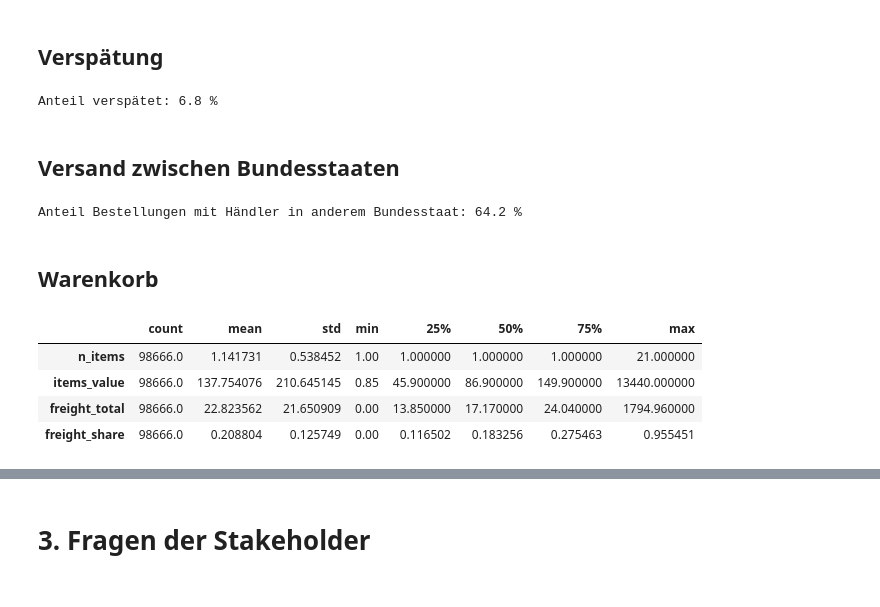
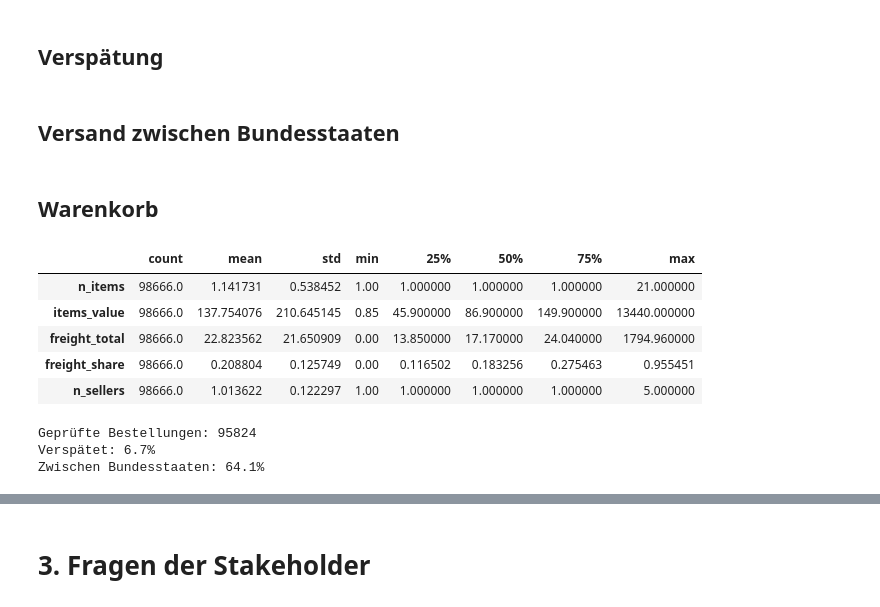
Before and after one commit to hagen-o/DABI1-Projekt, a Jupyter notebook: Notebook Abgabe.ipynb, the cells around one changed output, grey strips where cells are left out. Saved outputs shown, nothing was run; the diff lists cells and outputs as text; code cells hidden in the pictures.

Commit message:
Notebook überarbeitet und Datenprüfung ergänzt
Eigene Projektversion zusammengeführt, Ausführungsfehler korrigiert und Händleranalysen sowie reproduzierbare Startanleitung ergänzt.

```diff
--- a/Notebook Abgabe.ipynb
+++ b/Notebook Abgabe.ipynb
@@ -731,43 +1017,73 @@ Name: count, dtype: int64
 # %% [markdown]
 ## Verspätung
 # %%
-orders_table["delivery_delay"]= (orders_table["order_delivered_customer_date"].dt.normalize() > orders_table["order_estimated_delivery_date"])
-print("Anteil verspätet:", round(orders_table.loc[orders_table["delivery_days"].notna(), "delivery_delay"].mean() * 100, 1), "%")
+liefertermine_vorhanden = (
+    orders_table['order_delivered_customer_date'].notna()
+    & orders_table['order_estimated_delivery_date'].notna()
+)
+orders_table['delivery_delay'] = (
+    (orders_table['order_delivered_customer_date'].dt.normalize()
+     > orders_table['order_estimated_delivery_date'].dt.normalize())
+    .astype('boolean').where(liefertermine_vorhanden, pd.NA)
+)
-# %% [output]
-Anteil verspätet: 6.8 %
 # %% [markdown]
 ## Versand zwischen Bundesstaaten
 # %%
-# Je Bestellung: mindestens ein Händler aus einem anderen Bundesstaat?
-interstate_per_order = order_sellers.groupby("order_id").agg(
-    interstate=("other_state", "any")
-).reset_index()
-assert interstate_per_order["order_id"].is_unique
+# Je Händlerbeziehung nur bei bekannten Bundesstaaten vergleichen.
+staaten_bekannt = order_sellers[['seller_state', 'customer_state']].notna().all(axis=1)
+order_sellers['other_state'] = (
+    order_sellers['seller_state'].ne(order_sellers['customer_state'])
+    .astype('boolean').where(staaten_bekannt, pd.NA)
+)
+gruppen = order_sellers.groupby('order_id')['other_state']
+interstate = gruppen.any().astype('boolean')
+vollstaendig = gruppen.count().eq(gruppen.size())
+# Ein bekannter anderer Staat genügt; sonst bleiben unvollständige Fälle unbekannt.
+interstate = interstate.where(interstate | vollstaendig, pd.NA)
+interstate_per_order = interstate.rename('interstate').reset_index()
+assert interstate_per_order['order_id'].is_unique
 
-# An die Bestelltabelle anhängen
-orders_table = orders_table.merge(interstate_per_order, on="order_id", how="left", validate="one_to_one")
+orders_table = orders_table.merge(
+    interstate_per_order, on='order_id', how='left', validate='one_to_one',
+)
 assert len(orders_table) == n_orders
-
-print("Anteil Bestellungen mit Händler in anderem Bundesstaat:",
-      round(orders_table["interstate"].mean() * 100, 1), "%")
-# %% [output]
-Anteil Bestellungen mit Händler in anderem Bundesstaat: 64.2 %
 # %% [markdown]
 ## Warenkorb
 # %%
-# Frachtanteil: Frachtkosten / (Warenwert + Frachtkosten)
-orders_table["freight_share"] = (
-    orders_table["freight_total"] / (orders_table["items_value"] + orders_table["freight_total"])
+gesamtwert = orders_table['items_value'] + orders_table['freight_total']
+orders_table['freight_share'] = (
+    orders_table['freight_total'] / gesamtwert.where(gesamtwert.gt(0))
 )
-
-# Kontrolle: Überblick über alle Warenkorb-Merkmale
-display(orders_table[["n_items", "items_value", "freight_total", "freight_share"]].describe().T)
+orders_table['multi_seller'] = (
+    orders_table['n_sellers'].gt(1).astype('boolean')
+    .where(orders_table['n_sellers'].notna(), pd.NA)
+)
+display(orders_table[[
+    'n_items', 'items_value', 'freight_total', 'freight_share', 'n_sellers',
+]].describe().T)
 # %% [output]
 |  | count | mean | std | min | 25% | 50% | 75% | max |
 | n_items | 98666.0 | 1.141731 | 0.538452 | 1.00 | 1.000000 | 1.000000 | 1.000000 | 21.000000 |
 | items_value | 98666.0 | 137.754076 | 210.645145 | 0.85 | 45.900000 | 86.900000 | 149.900000 | 13440.000000 |
 | freight_total | 98666.0 | 22.823562 | 21.650909 | 0.00 | 13.850000 | 17.170000 | 24.040000 | 1794.960000 |
 | freight_share | 98666.0 | 0.208804 | 0.125749 | 0.00 | 0.116502 | 0.183256 | 0.275463 | 0.955451 |
+| n_sellers | 98666.0 | 1.013622 | 0.122297 | 1.00 | 1.000000 | 1.000000 | 1.000000 | 5.000000 |
 # %%
-orders_analysis = orders_table[orders_table["order_id"].isin(orders_analysis["order_id"])].reset_index(drop=True)
-assert len(orders_analysis) == 95824
+# Erst nach allen Merkmalen die endgültige Analysetabelle erstellen.
+orders_analysis = orders_table.loc[orders_table['order_id'].isin(analyse_ids)].copy()
+orders_analysis = orders_analysis.reset_index(drop=True)
+assert len(orders_analysis) == len(analyse_ids)
+assert orders_analysis['order_id'].is_unique
+assert not orders_analysis[[
+    'bad_review', 'delivery_days', 'delivery_days_group', 'delivery_delay',
+    'interstate', 'n_items', 'n_sellers', 'freight_share',
+]].isna().any().any()
+assert orders_analysis['freight_share'].between(0, 1).all()
+assert orders_analysis['n_sellers'].between(1, orders_analysis['n_items']).all()
+print('Geprüfte Bestellungen:', len(orders_analysis))
+print('Verspätet:', f"{orders_analysis['delivery_delay'].mean():.1%}")
+print('Zwischen Bundesstaaten:', f"{orders_analysis['interstate'].mean():.1%}")
+# %% [output]
+Geprüfte Bestellungen: 95824
+Verspätet: 6.7%
+Zwischen Bundesstaaten: 64.1%
```
Also changed, not shown: parts of 56 cells of this notebook, 3 other files.
